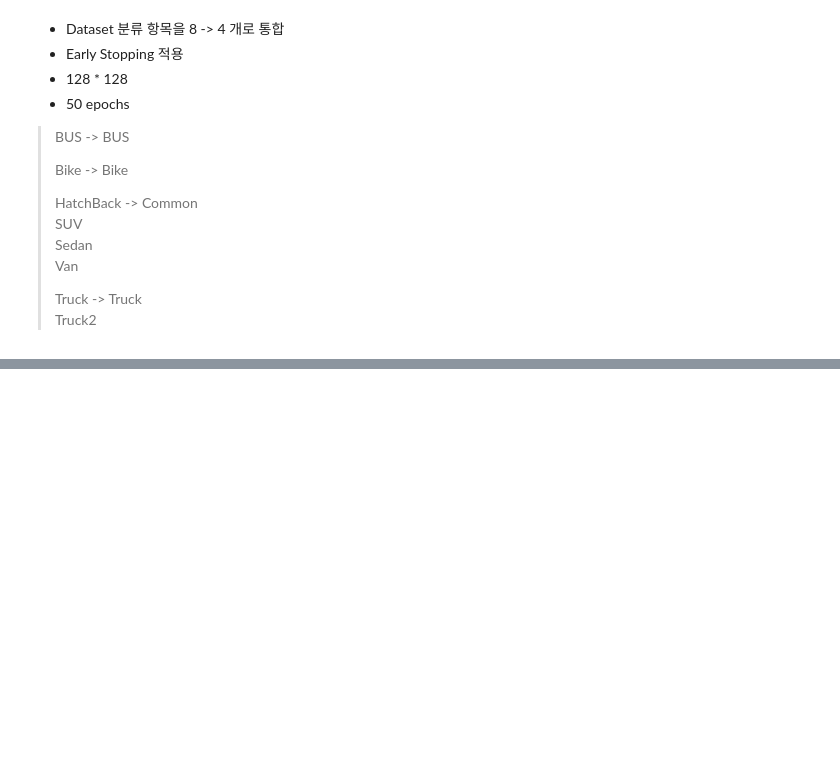
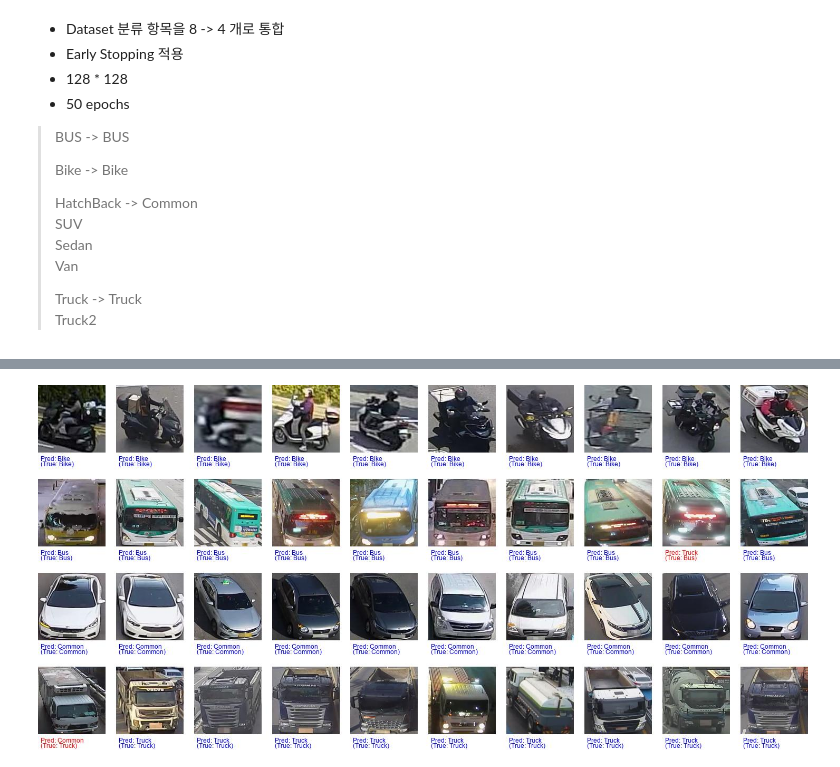
Before and after one commit to aaronkr-classroom/0-ml-team-project-pm-noise, a Jupyter notebook: Jupiter/tf.keras.applications.MobileNet/tf.keras.applications.MobileNet.ipynb, the cells around one changed output, grey strips where cells are left out. Cells and saved outputs as stored; diff of their text form; code cells hidden in the pictures; blank space fills up the shorter version.

```diff
--- a/Jupiter/tf.keras.applications.MobileNet/tf.keras.applications.MobileNet.ipynb
+++ b/Jupiter/tf.keras.applications.MobileNet/tf.keras.applications.MobileNet.ipynb
@@ -161,15 +163,16 @@ import os
 import random
 from PIL import Image, ImageDraw, ImageFont
 import tensorflow as tf
+from tensorflow.keras.preprocessing.image import load_img, img_to_array
 from tensorflow.keras.models import load_model
-from tensorflow.keras.preprocessing.image import load_img, img_to_array
+from tensorflow.keras.applications.mobilenet import preprocess_input
 import numpy as np
 
 # 모델 로드
-model = load_model('cnn_4_class_1.h5')
+model = load_model('model.h5')
 
 # 데이터 경로와 클래스 설정
-test_dir = '../../../Dataset_4_class/Test'
+test_dir = './../Dataset_4_class/Test'
 
 # 인덱스가 파일시스템 정렬에 변동되는 문제 개선
 from tensorflow.keras.preprocessing.image import ImageDataGenerator
@@ -181,7 +184,7 @@ class_indices = test_generator.class_indices
 index_to_class = {v: k for k, v in class_indices.items()}  # 인덱스 -> 클래스 이름 매핑
 
 # 모델 입력 크기
-img_size = (128, 128)  # 모델이 요구하는 입력 크기
+img_size = (128, 128)  # 모델 입력 크기
 
 # 여백 설정
 padding = 20  # 이미지 간 여백 (픽셀 단위)
@@ -260,7 +263,7 @@ for i, result in enumerate(results):
         x_offset = 0
         y_offset += img_size[1] + text_height + padding
 
-output_image_path = "combined_predictions_colored_text.jpg"
+output_image_path = "tf.keras.applications.MobileNet_combined_predictions_colored_text.jpg"
 output_image.save(output_image_path)
 output_image = Image.open(output_image_path)
 display(output_image)
@@ -268,0 +289 @@ FileNotFoundError: [Errno 2] Unable to synchronously open file (unable to open f
+[figure, added]
```
Also changed, not shown: parts of 3 cells of this notebook, 6 other files.
